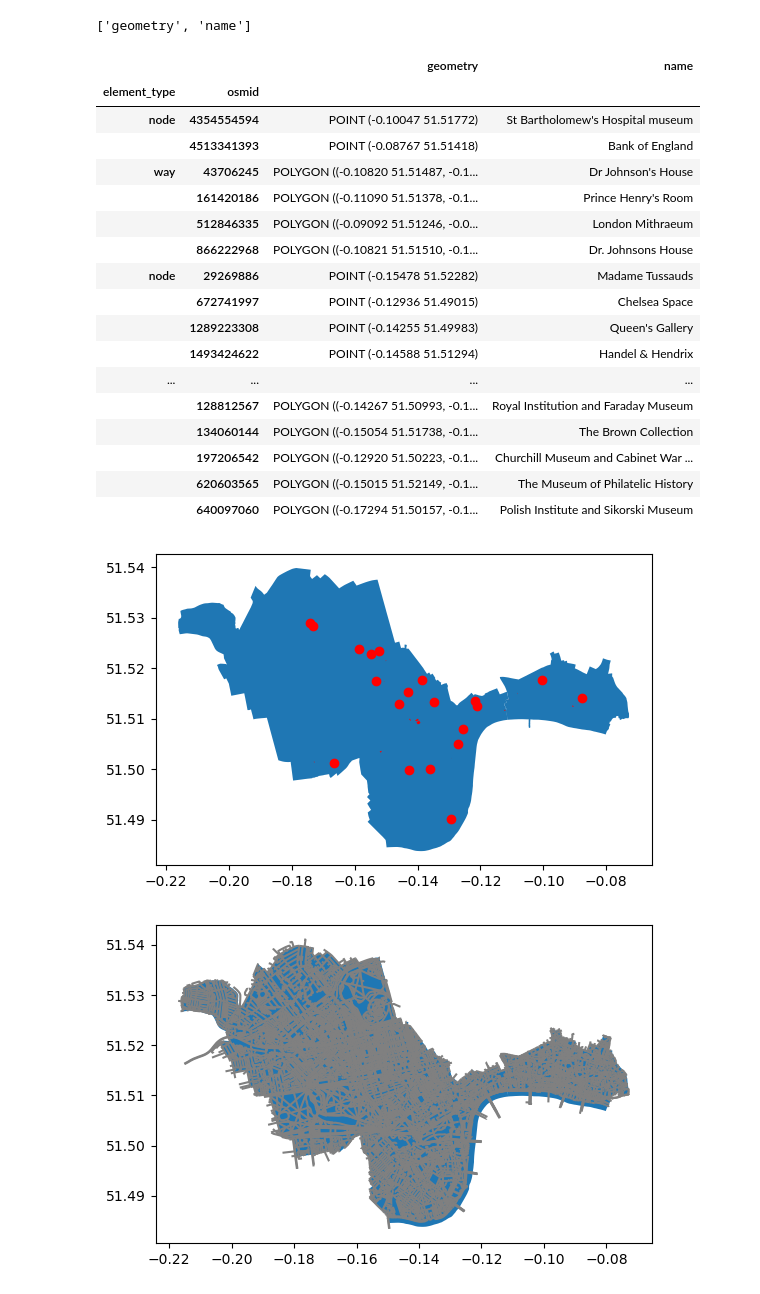
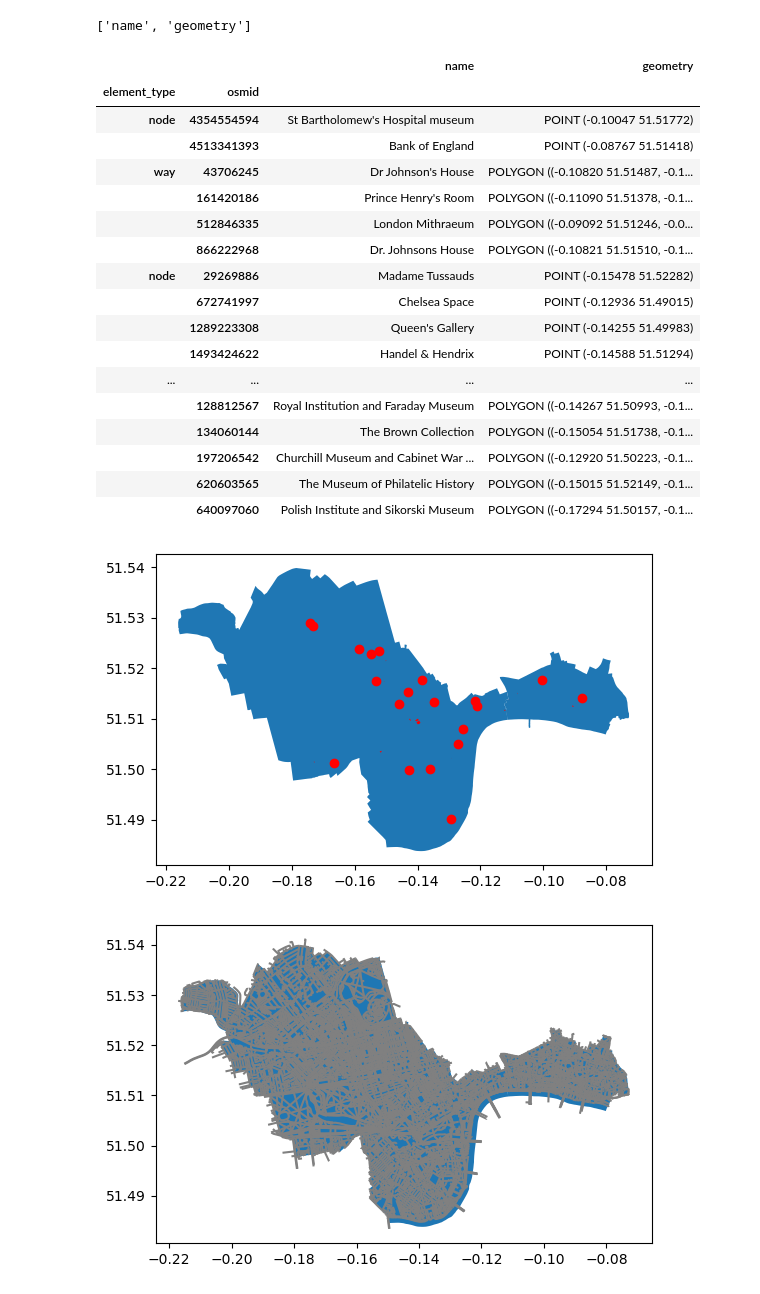
Before and after one commit to Felioxx/Mobile-ity-Scope, a Jupyter notebook: first_steps_python/get_osm_data_Anne.ipynb, the cells around one changed output. Drawn from its saved outputs; the diff is of its cells as text; code cells hidden in the pictures.

```diff
--- a/first_steps_python/get_osm_data_Anne.ipynb
+++ b/first_steps_python/get_osm_data_Anne.ipynb
@@ -51,44 +51,44 @@ area_both.plot()
 # %%
 ### define study attractions (museums)
 
 # List key-value pairs for tags
 tags = {'tourism': "museum"}
 
 attractionsCity = ox.features_from_place(City, tags)
 attractionsWest = ox.features_from_place(Westminster, tags)
 attractions = pd.concat([attractionsCity, attractionsWest])
-attractions = attractions[["geometry","name"]]
+attractions = attractions[["name","geometry"]]
 attractions.head()
 base= area_both.plot()
 attractions.plot(ax=base, color="red")
 attractions.head()
 print(attractions.columns.tolist())
 attractions = attractions.drop_duplicates(subset=['name'])
 attractions_c = attractions[attractions['name'].notnull()]
 
 # bb = attractions_c[attractions_c["name"] == "Big Ben"]
 # bb
 attractions_c
 # %% [output]
-['geometry', 'name']
+['name', 'geometry']
-|  |  | geometry | name |
+|  |  | name | geometry |
 | element_type | osmid |  |  |
-| node | 4354554594 | POINT (-0.10047 51.51772) | St Bartholomew's Hospital museum |
-|  | 4513341393 | POINT (-0.08767 51.51418) | Bank of England |
-| way | 43706245 | POLYGON ((-0.10820 51.51487, -0.1... | Dr Johnson's House |
-|  | 161420186 | POLYGON ((-0.11090 51.51378, -0.1... | Prince Henry's Room |
-|  | 512846335 | POLYGON ((-0.09092 51.51246, -0.0... | London Mithraeum |
-|  | 866222968 | POLYGON ((-0.10821 51.51510, -0.1... | Dr. Johnsons House |
-| node | 29269886 | POINT (-0.15478 51.52282) | Madame Tussauds |
-|  | 672741997 | POINT (-0.12936 51.49015) | Chelsea Space |
-|  | 1289223308 | POINT (-0.14255 51.49983) | Queen's Gallery |
-|  | 1493424622 | POINT (-0.14588 51.51294) | Handel & Hendrix |
+| node | 4354554594 | St Bartholomew's Hospital museum | POINT (-0.10047 51.51772) |
+|  | 4513341393 | Bank of England | POINT (-0.08767 51.51418) |
+| way | 43706245 | Dr Johnson's House | POLYGON ((-0.10820 51.51487, -0.1... |
+|  | 161420186 | Prince Henry's Room | POLYGON ((-0.11090 51.51378, -0.1... |
+|  | 512846335 | London Mithraeum | POLYGON ((-0.09092 51.51246, -0.0... |
+|  | 866222968 | Dr. Johnsons House | POLYGON ((-0.10821 51.51510, -0.1... |
+| node | 29269886 | Madame Tussauds | POINT (-0.15478 51.52282) |
+|  | 672741997 | Chelsea Space | POINT (-0.12936 51.49015) |
+|  | 1289223308 | Queen's Gallery | POINT (-0.14255 51.49983) |
+|  | 1493424622 | Handel & Hendrix | POINT (-0.14588 51.51294) |
 | ... | ... | ... | ... |
-|  | 128812567 | POLYGON ((-0.14267 51.50993, -0.1... | Royal Institution and Faraday Museum |
-|  | 134060144 | POLYGON ((-0.15054 51.51738, -0.1... | The Brown Collection |
-|  | 197206542 | POLYGON ((-0.12920 51.50223, -0.1... | Churchill Museum and Cabinet War ... |
-|  | 620603565 | POLYGON ((-0.15015 51.52149, -0.1... | The Museum of Philatelic History |
-|  | 640097060 | POLYGON ((-0.17294 51.50157, -0.1... | Polish Institute and Sikorski Museum |
+|  | 128812567 | Royal Institution and Faraday Museum | POLYGON ((-0.14267 51.50993, -0.1... |
+|  | 134060144 | The Brown Collection | POLYGON ((-0.15054 51.51738, -0.1... |
+|  | 197206542 | Churchill Museum and Cabinet War ... | POLYGON ((-0.12920 51.50223, -0.1... |
+|  | 620603565 | The Museum of Philatelic History | POLYGON ((-0.15015 51.52149, -0.1... |
+|  | 640097060 | Polish Institute and Sikorski Museum | POLYGON ((-0.17294 51.50157, -0.1... |
 [figure]
 # %%
 ### for testing: streets in districts
```
Also changed, not shown: parts of 5 cells of this notebook, 7 other files.
